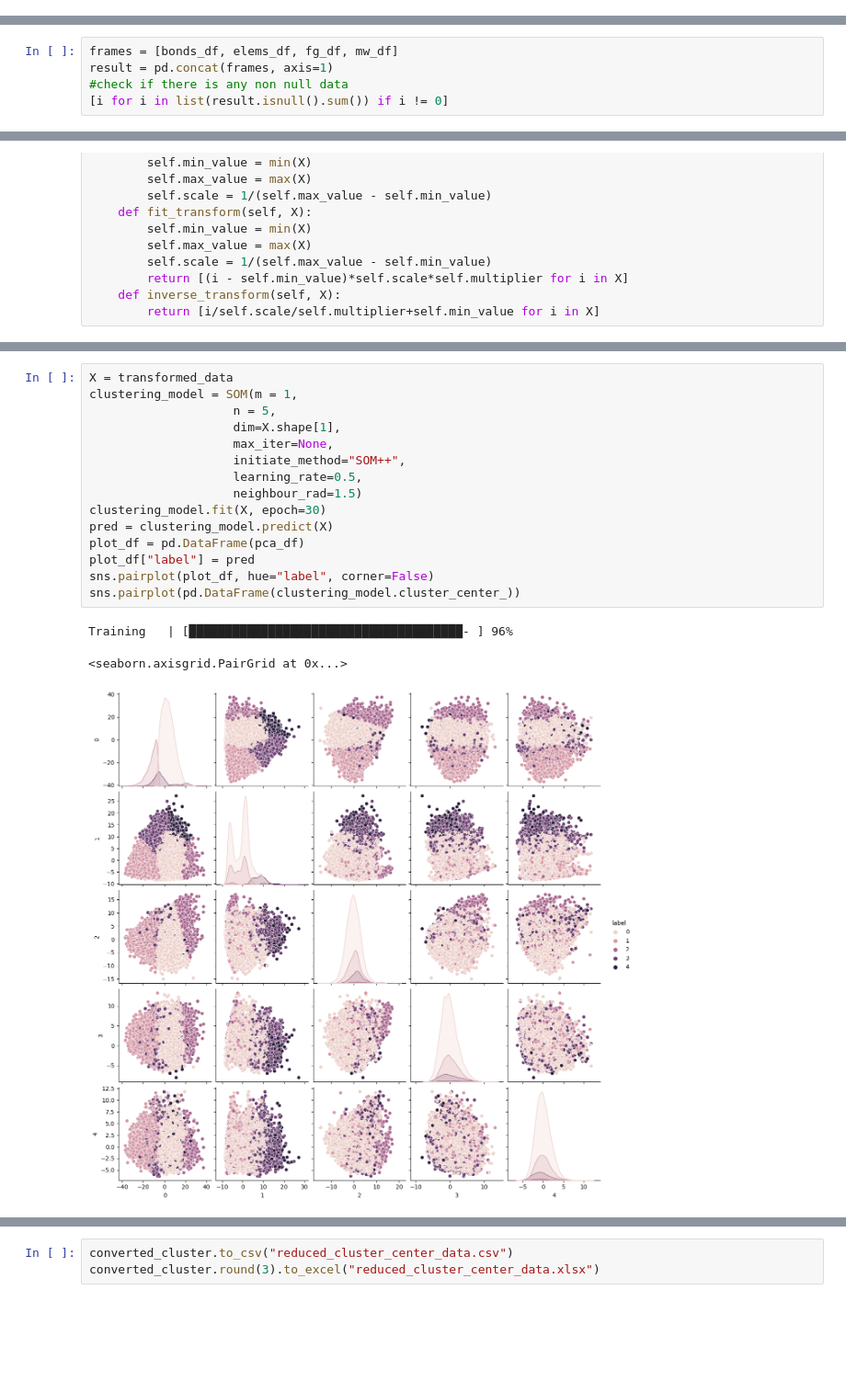
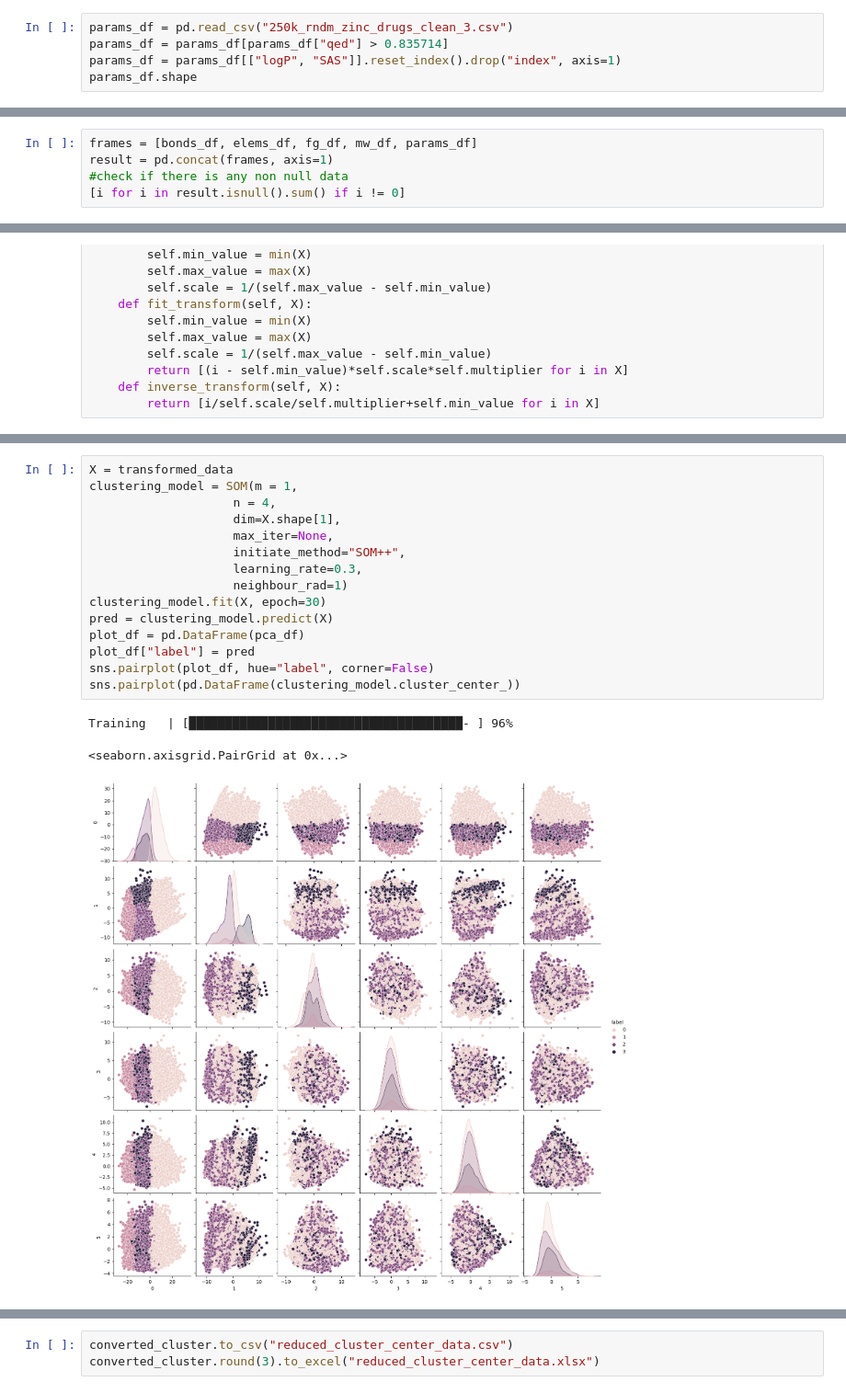
Before and after one commit to Evintkoo/Functional-Group-Analysis, a Jupyter notebook: merge_data.ipynb, the cells around one changed output, grey strips where cells are left out. Shown at 92% size. Saved outputs shown, nothing was run; the diff lists cells and outputs as text; blank space fills up the shorter version.

```diff
--- a/merge_data.ipynb
+++ b/merge_data.ipynb
@@ -5,3 +5,8 @@ import numpy as np
 from sklearn.decomposition import PCA
 import seaborn as sns
 import matplotlib.pyplot as plt
+# %%
+params_df = pd.read_csv("250k_rndm_zinc_drugs_clean_3.csv")
+params_df = params_df[params_df["qed"] > 0.835714]
+params_df = params_df[["logP", "SAS"]].reset_index().drop("index", axis=1)
+params_df.shape
@@ -22,8 +29,8 @@ print(mw_df.shape)
 # %%
-frames = [bonds_df, elems_df, fg_df, mw_df]
+frames = [bonds_df, elems_df, fg_df, mw_df, params_df]
 result = pd.concat(frames, axis=1)
 #check if there is any non null data
-[i for i in list(result.isnull().sum()) if i != 0]
+[i for i in result.isnull().sum() if i != 0]
 # %% [output]
 []
 # %%
@@ -99,19 +127,19 @@ sns.pairplot(pca_df)
 # %%
 X = transformed_data
 clustering_model = SOM(m = 1,
-                    n = 5,
+                    n = 4,
                     dim=X.shape[1],
                     max_iter=None,
                     initiate_method="SOM++",
-                    learning_rate=0.5,
-                    neighbour_rad=1.5)
+                    learning_rate=0.3,
+                    neighbour_rad=1)
 clustering_model.fit(X, epoch=30)
 pred = clustering_model.predict(X)
 plot_df = pd.DataFrame(pca_df)
 plot_df["label"] = pred
 sns.pairplot(plot_df, hue="label", corner=False)
 sns.pairplot(pd.DataFrame(clustering_model.cluster_center_))
 # %% [output]
 Training   | [██████████████████████████████████████- ] 96%
 <seaborn.axisgrid.PairGrid at 0x...>
-[figure, old version]
+[figure, new version]
```
Also changed, not shown: parts of 16 cells of this notebook, 35 other files.
